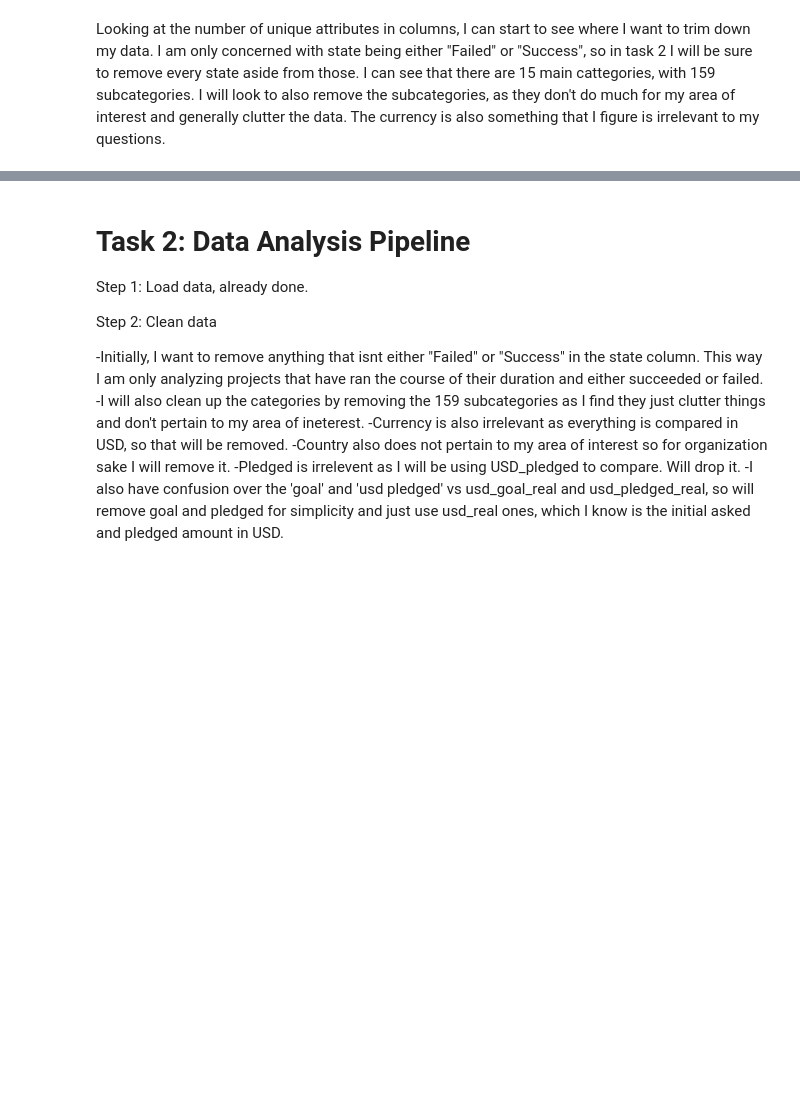
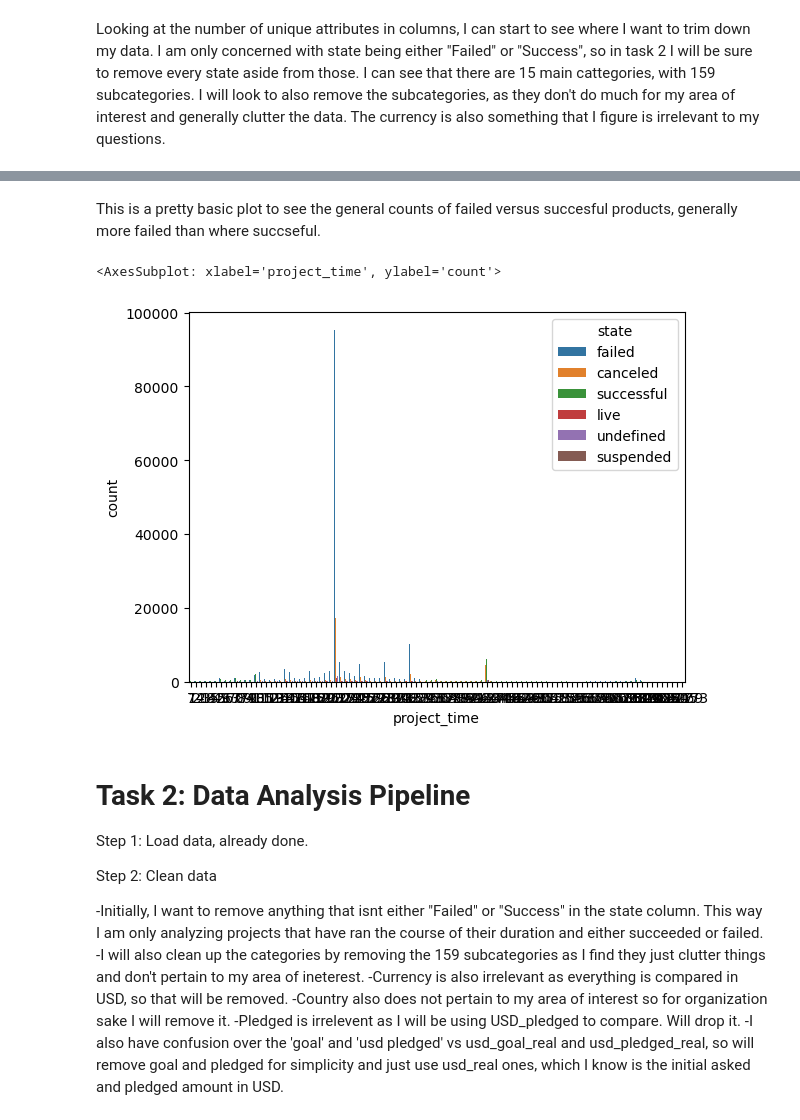
Before and after one commit to aryanagn/Funding-Trend-Navigator, a Jupyter notebook: notebooks/analysis2.ipynb, the cells around one changed output, grey strips where cells are left out. Cells and saved outputs as stored; diff of their text form; code cells hidden in the pictures; blank space fills up the shorter version.

```diff
--- a/notebooks/analysis2.ipynb
+++ b/notebooks/analysis2.ipynb
@@ -81,3 +81,15 @@ Text(0.5, 1.0, 'Correlation')
+# %% [markdown]
+This is a pretty basic plot to see the general counts of failed versus succesful products, generally more failed than where succseful.
+# %%
+
+df['launched']= pd.to_datetime(df['launched']).dt.date
+df['deadline']= pd.to_datetime(df['deadline']).dt.date
+df['project_time'] =  (df['deadline'] -df['launched']).astype('timedelta64[D]').astype(int)
+j= df.project_time
+sb.countplot(x = j,  hue = df.state)
+# %% [output]
+<AxesSubplot: xlabel='project_time', ylabel='count'>
+[figure, added]
 # %% [markdown]
 # Task 2: Data Analysis Pipeline
 
```
Also changed, not shown: parts of 1 cell of this notebook.
